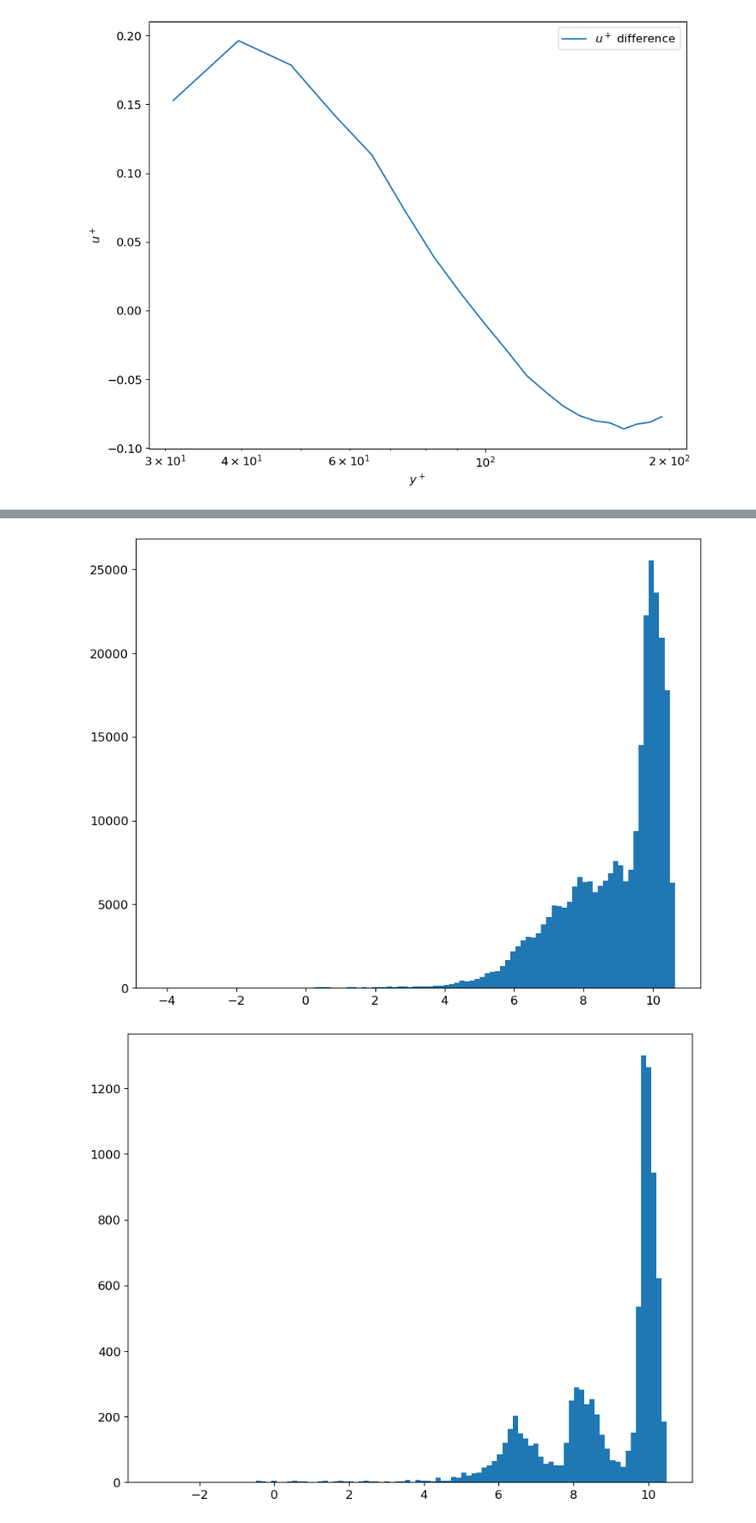
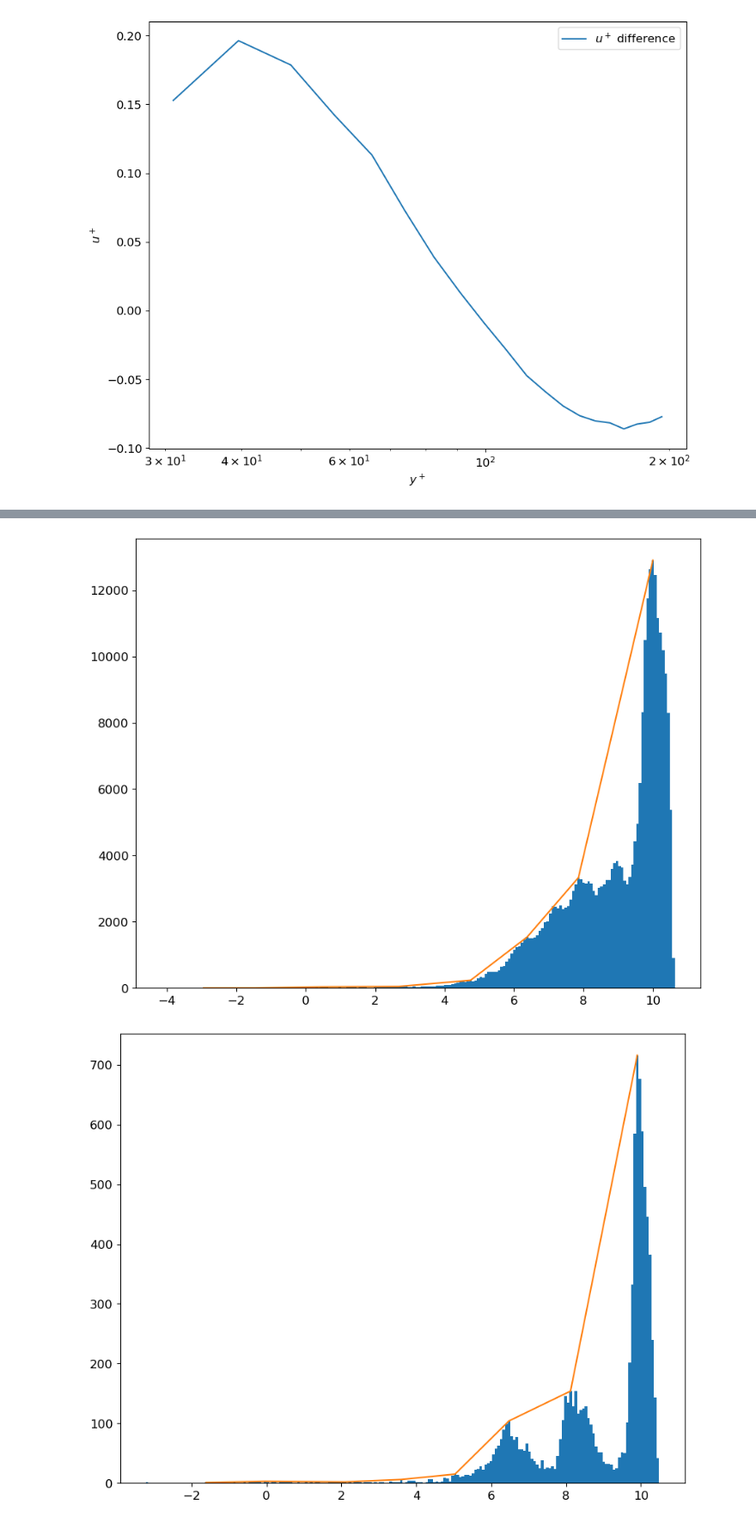
Before and after one commit to yicheng10/MAE_6490_Turbulence, a Jupyter notebook: assignment2.ipynb, the cells around one changed output, grey strips where cells are left out. Shown at 86% size. Cells and saved outputs as stored; diff of their text form; code cells hidden in the pictures.

Commit message:
add find peaks

```diff
--- a/assignment2.ipynb
+++ b/assignment2.ipynb
@@ -282,18 +282,27 @@ plt.savefig('1a_u1_prime.pdf', bbox_inches="tight")
 # %%
 # 4.(a) ===============================================================
 fig, ax = plt.subplots()
-ax.hist(u.flatten(), bins=100)
+counts1, bins1, patchs1 = ax.hist(u.flatten(), bins=200)
+bincentr1  = np.array([(bins1[i] + bins1[i+1])/2 for i in range(len(bins1) - 1)])
+peaks1, _ = find_peaks(counts1, height=None, distance=20)
+ax.plot(bincentr1[peaks1], counts1[peaks1], ls='None', marker='.', markersize=10, markeredgewidth=2, markerfacecolor='None')
 plt.savefig('1a_u1_prime.pdf', bbox_inches="tight")
 plt.show()
 
 fig, ax = plt.subplots()
-ax.hist(u[:, :, 101].flatten(), bins=100)
+counts2, bins2, patchs2 = ax.hist(u[:, :, 101].flatten(), bins=200)
+bincentr2  = np.array([(bins2[i] + bins2[i+1])/2 for i in range(len(bins2) - 1)])
+peaks2, _ = find_peaks(counts2, height=None, distance=20)
+ax.plot(bincentr2[peaks2], counts2[peaks2])
 plt.savefig('1a_u1_prime.pdf', bbox_inches="tight")
 plt.show()
 
 stream_range = [ i for i in range(len(x)) if 0 <= x[i]/delta <= 0.25]
 fig, ax = plt.subplots()
-ax.hist(u[:, stream_range[0]:stream_range[-1], 101].flatten(), bins=100)
+counts3, bins3, patchs3 = ax.hist(u[:, stream_range[0]:stream_range[-1], 101].flatten(), bins=200)
+bincentr3  = np.array([(bins3[i] + bins3[i+1])/2 for i in range(len(bins3) - 1)])
+peaks3, _ = find_peaks(counts3, height=None, distance=20)
+ax.plot(bincentr3[peaks3], counts3[peaks3])
 plt.savefig('1a_u1_prime.pdf', bbox_inches="tight")
 plt.show()
 # %% [output]
@@ -301,2 +310,2 @@ plt.show()
-[figure, old version]
+[figure, new version]
-[figure, old version]
+[figure, new version]
```
Also changed, not shown: parts of 2 cells of this notebook.
